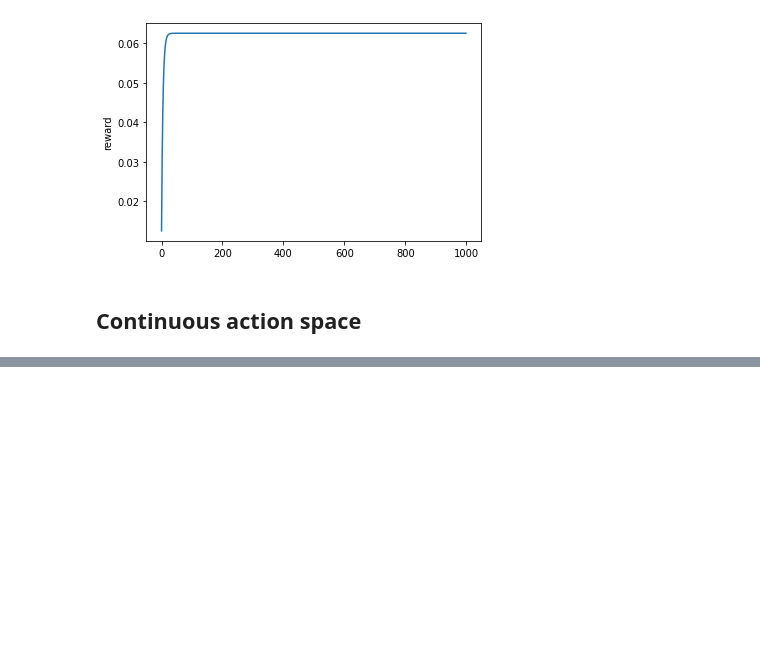
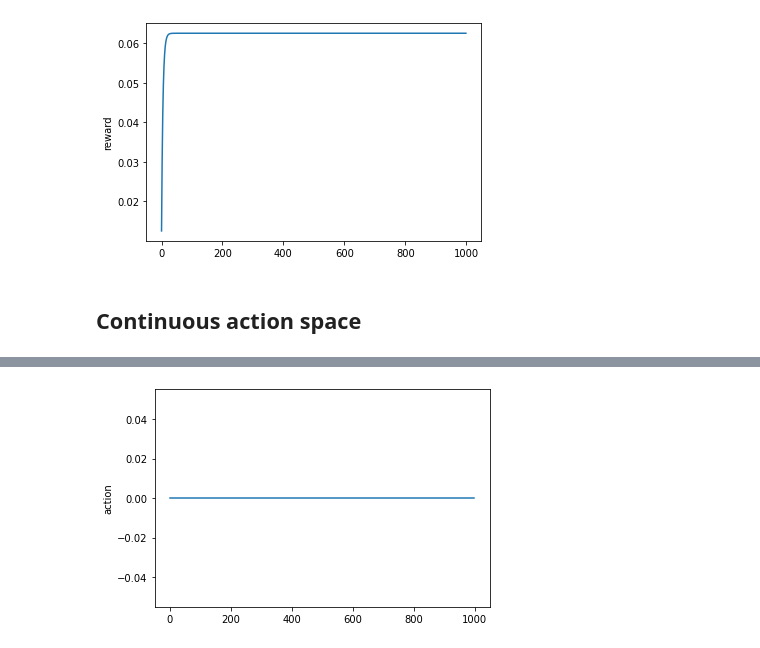
Before and after one commit to boettiger-lab/conservation-agents, a Jupyter notebook: fishing_optimaly.ipynb, the cells around one changed output, grey strips where cells are left out. Saved outputs shown, nothing was run; the diff lists cells and outputs as text; code cells hidden in the pictures; blank space fills up the shorter version.

```diff
--- a/fishing_optimaly.ipynb
+++ b/fishing_optimaly.ipynb
@@ -93,0 +92,6 @@ IndexError: invalid index to scalar variable.
+# %%
+plt.plot(out[:,2])
+plt.ylabel('action')
+plt.show()
+# %% [output]
+[figure, added]
```
Also changed, not shown: parts of 7 cells of this notebook.
